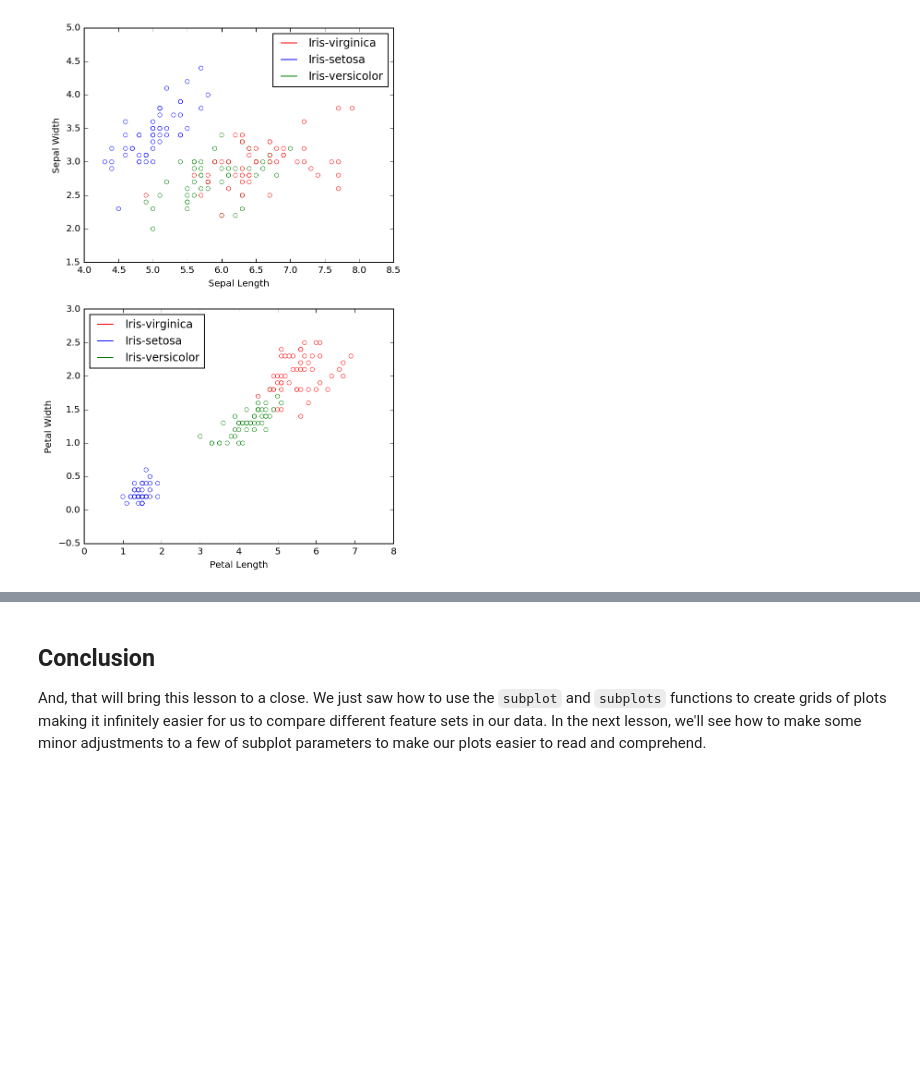
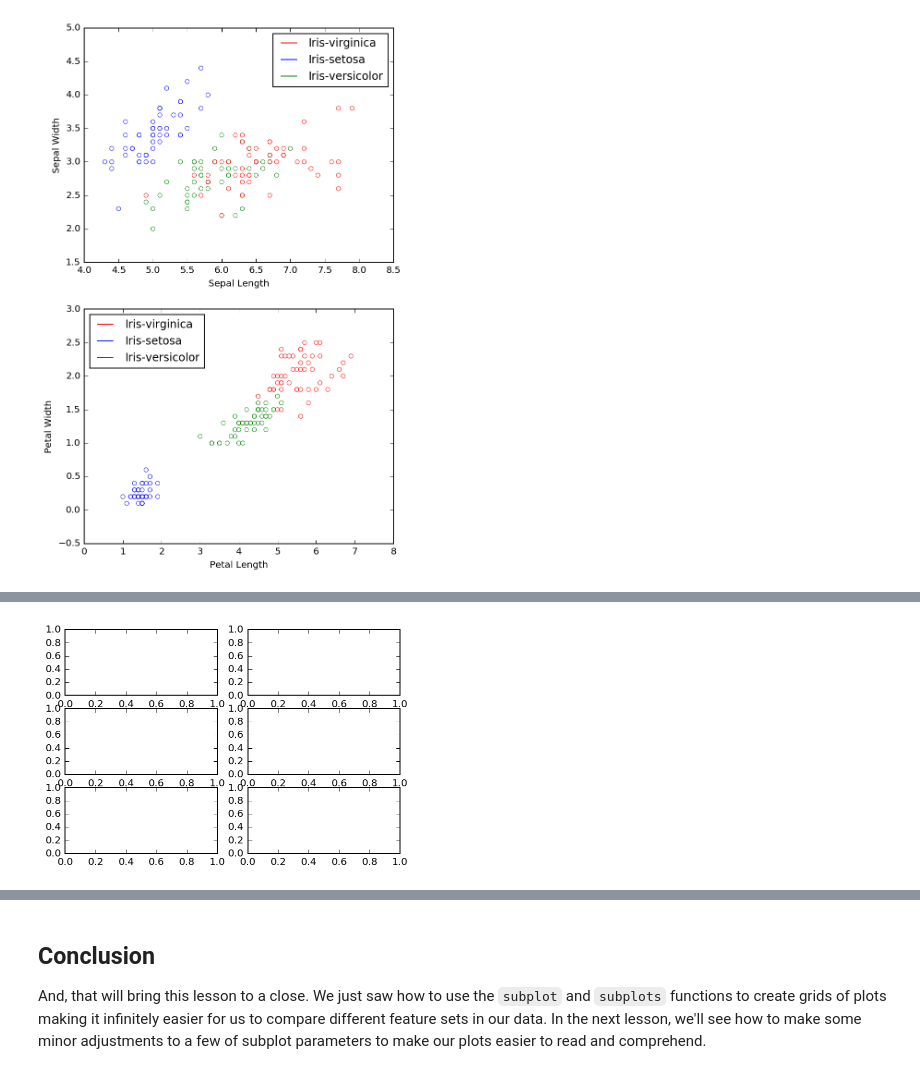
Before and after one commit to tulip-lab/mds, a Jupyter notebook: Jupyter/M02K-Subplots.ipynb, the cells around one changed output, grey strips where cells are left out. Cells and saved outputs as stored; diff of their text form; code cells hidden in the pictures; blank space fills up the shorter version.

```diff
--- a/Jupyter/M02K-Subplots.ipynb
+++ b/Jupyter/M02K-Subplots.ipynb
@@ -204,0 +213,4 @@ scatter(data, 'petal_length', 'petal_width', loc='upper left')
+# %%
+plt.subplots(3, 2);
+# %% [output]
+[figure, added]
```
Also changed, not shown: parts of 3 cells of this notebook.
